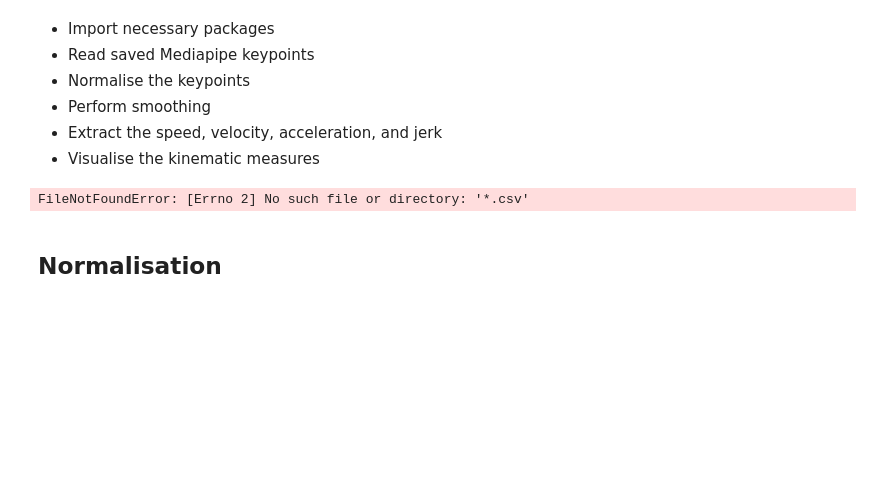
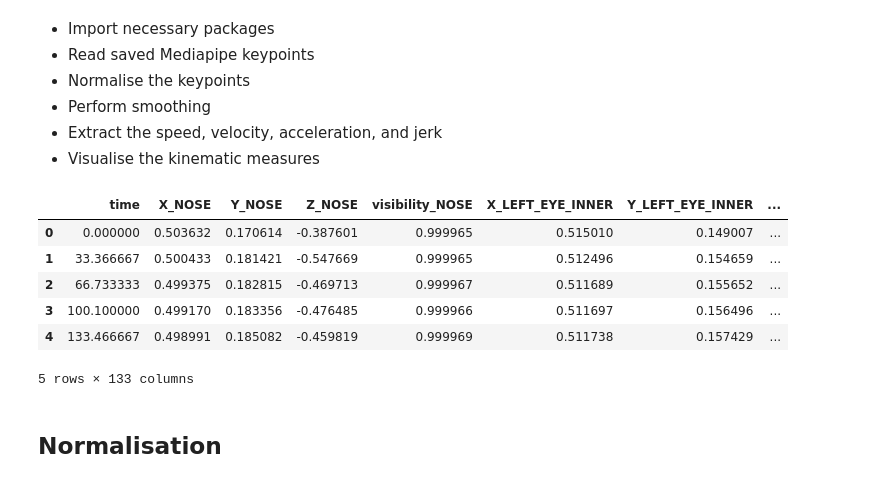
Before and after one commit to Multimodal-Language-Department-MPI-NL/Speed_Acceleration_Jerk, a Jupyter notebook: notebooks/Gesture_Kinematic_Analysis.ipynb, the cells around one changed output. Cells and saved outputs as stored; diff of their text form; code cells hidden in the pictures; blank space fills up the shorter version.

```diff
--- a/notebooks/Gesture_Kinematic_Analysis.ipynb
+++ b/notebooks/Gesture_Kinematic_Analysis.ipynb
@@ -32,10 +32,16 @@ from scipy.signal import butter, filtfilt
 from mpl_toolkits.mplot3d import Axes3D
 %matplotlib notebook
 # %%
-data = pd.read_csv('*.csv')
+data = pd.read_csv('../Mediapipe_results/Cheeseburger_short_body.csv')
 data.head()
 # %% [output]
+|  | time | X_NOSE | Y_NOSE | Z_NOSE | visibility_NOSE | X_LEFT_EYE_INNER | Y_LEFT_EYE_INNER | ... |
+| 0 | 0.000000 | 0.503632 | 0.170614 | -0.387601 | 0.999965 | 0.515010 | 0.149007 | ... |
+| 1 | 33.366667 | 0.500433 | 0.181421 | -0.547669 | 0.999965 | 0.512496 | 0.154659 | ... |
+| 2 | 66.733333 | 0.499375 | 0.182815 | -0.469713 | 0.999967 | 0.511689 | 0.155652 | ... |
+| 3 | 100.100000 | 0.499170 | 0.183356 | -0.476485 | 0.999966 | 0.511697 | 0.156496 | ... |
+| 4 | 133.466667 | 0.498991 | 0.185082 | -0.459819 | 0.999969 | 0.511738 | 0.157429 | ... |
-FileNotFoundError: [Errno 2] No such file or directory: '*.csv'
+5 rows × 133 columns
 # %% [markdown]
 ## Normalisation
 # %% [markdown]
```
Also changed, not shown: parts of 1 cell of this notebook, 4 other files.
